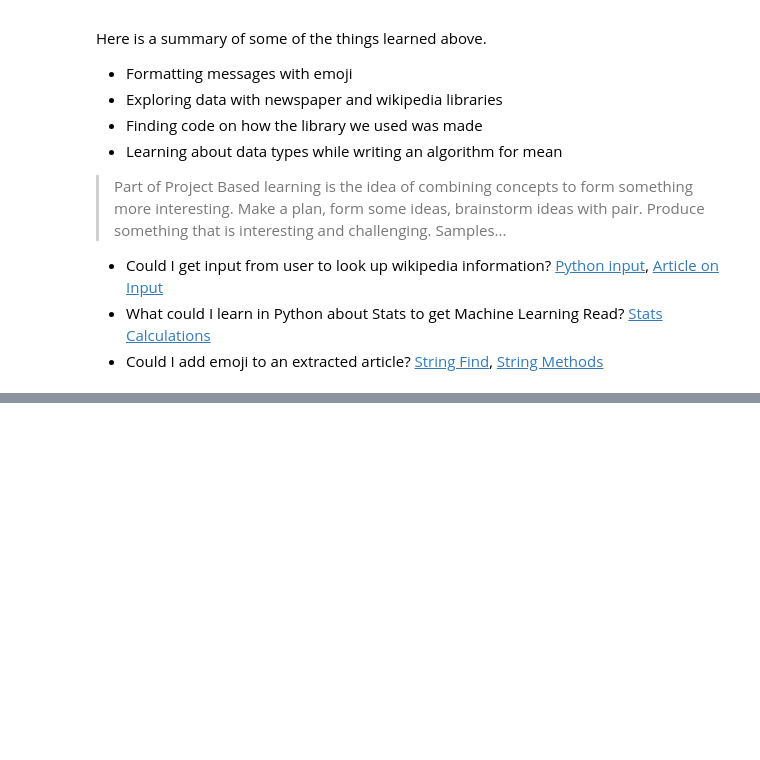
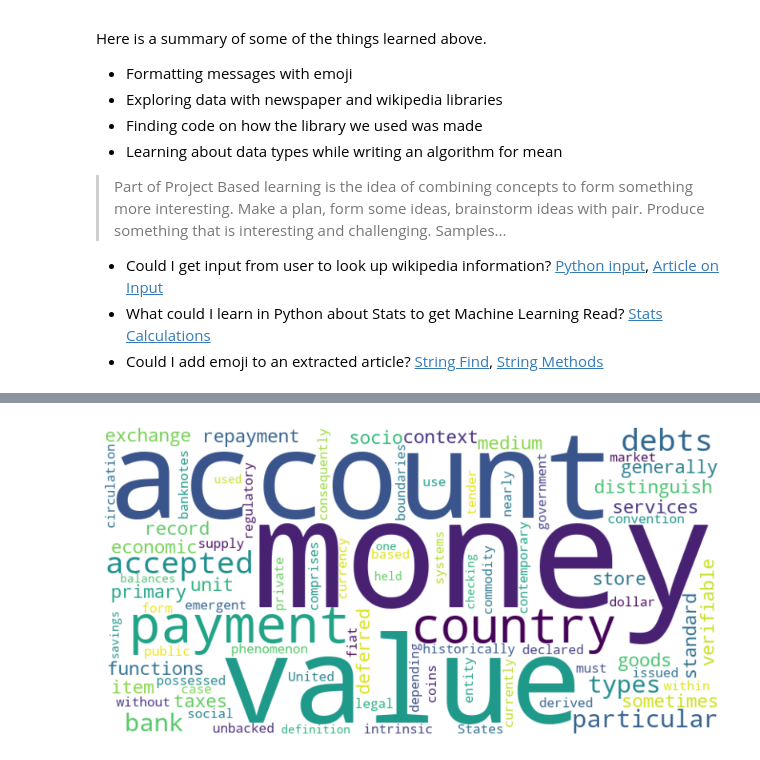
Before and after one commit to beijanm/beijan25, a Jupyter notebook: _notebooks/Foundation/1-Sprint1/2023-08-23-jupyter-notebook-python.ipynb, the cells around one changed output, grey strips where cells are left out. Drawn from its saved outputs; the diff is of its cells as text; code cells hidden in the pictures; blank space fills up the shorter version.

```diff
--- a/_notebooks/Foundation/1-Sprint1/2023-08-23-jupyter-notebook-python.ipynb
+++ b/_notebooks/Foundation/1-Sprint1/2023-08-23-jupyter-notebook-python.ipynb
@@ -195,3 +195,91 @@ Here is a summary of some of the things learned above.
 - Could I get input from user to look up wikipedia information? [Python input](https://www.w3schools.com/python/ref_func_input.asp), [Article on Input](https://vegibit.com/python-input-function/)
 - What could I learn in Python about Stats to get Machine Learning Read? [Stats Calculations](https://docs.python.org/3/library/statistics.html)
 - Could I add emoji to an extracted article?  [String Find](https://www.w3schools.com/python/ref_string_find.asp), [String Methods](https://www.w3schools.com/python/python_strings_methods.asp)
+# %%
+import wikipedia
+import statistics
+import emoji
+from textblob import TextBlob
+import matplotlib.pyplot as plt
+from wordcloud import WordCloud
+
+# Define a custom list of words that should be replaced with emojis
+custom_emoji_mapping = {
+    "money": ":money_bag:",
+    "currency": ":dollar_banknote:",
+    "bank": ":bank:",
+    "tax": ":receipt:",
+    "gold": ":gold_bar:"
+}
+
+# Function to replace words that correspond to emoji names with their emoji
+def add_emojis(text):
+    words = text.split()
+    emoji_summary = []
+
+    for word in words:
+        # Check if the word is in the custom emoji mapping
+        word_lower = word.lower().strip(".,!?")
+        if word_lower in custom_emoji_mapping:
+            # Replace the word with the corresponding emoji
+            emoji_word = emoji.emojize(custom_emoji_mapping[word_lower], language="en")
+            emoji_summary.append(emoji_word)
+        else:
+            emoji_summary.append(word)  # No emoji, append the original word
+
+    return ' '.join(emoji_summary)
+
+# Function to calculate statistics about word lengths
+def calculate_word_length_stats(text):
+    words = text.split()
+    word_lengths = [len(word) for word in words]
+    avg_word_length = statistics.mean(word_lengths)
+    return avg_word_length, len(words)
+
+# Function to generate and display word cloud
+def generate_word_cloud(text):
+    wordcloud = WordCloud(width=800, height=400, background_color='white').generate(text)
+    plt.figure(figsize=(10, 5))
+    plt.imshow(wordcloud, interpolation='bilinear')
+    plt.axis("off")
+    plt.show()
+
+# Get input from the user
+topic = input("Enter a topic to search on Wikipedia: ")
+
+try:
+    # Look up the Wikipedia summary
+    summary = wikipedia.summary(topic, sentences=5)
+    print("\n--- Original Wikipedia Summary ---")
+    print(summary)
+
+    # Add emojis dynamically based on word matches
+    emoji_summary = add_emojis(summary)
+
+    # Calculate statistics about the summary
+    avg_word_length, word_count = calculate_word_length_stats(summary)
+
+    # Perform sentiment analysis on the summary
+    sentiment = TextBlob(summary).sentiment
+
+    # Generate word cloud
+    generate_word_cloud(summary)
+
+    # Present the final output
+    print("\n--- Enhanced Summary with Emojis ---")
+    print(emoji_summary)
+
+    print("\n--- Statistics ---")
+    print(f"Total words in summary: {word_count}")
+    print(f"Average word length: {avg_word_length:.2f} characters")
+
+    # Display sentiment analysis
+    print("\n--- Sentiment Analysis ---")
+    print(f"Polarity: {sentiment.polarity:.2f} (Positive/Negative)")
+    print(f"Subjectivity: {sentiment.subjectivity:.2f} (Objective/Subjective)")
+
+except wikipedia.exceptions.DisambiguationError as e:
+    print(f"Error: The topic '{topic}' is too ambiguous. Please choose one of the following options: {e.options}")
+except wikipedia.exceptions.PageError:
+    print(f"Error: The topic '{topic}' does not match any pages on Wikipedia.")
+# %% [output]
@@ -197,0 +290 @@ Here is a summary of some of the things learned above.
+[figure, added]
```
Also changed, not shown: parts of 1 cell of this notebook, 5 other files.
